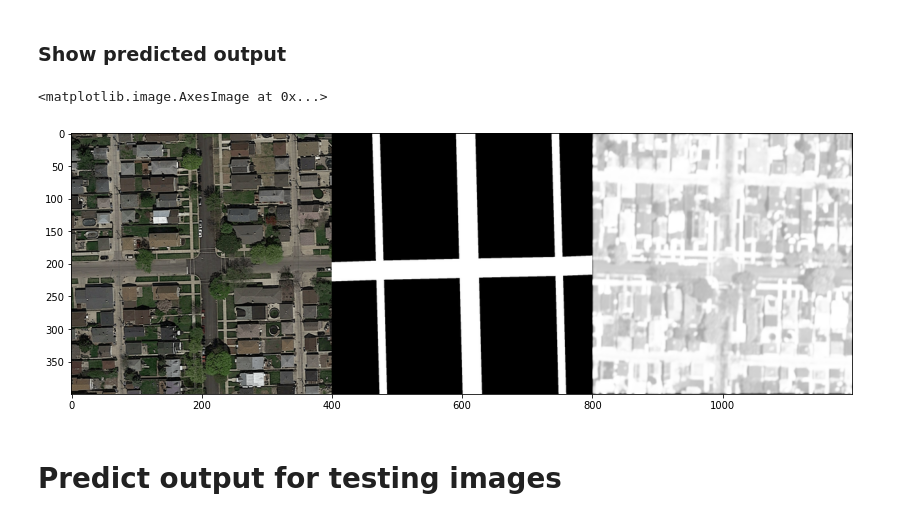
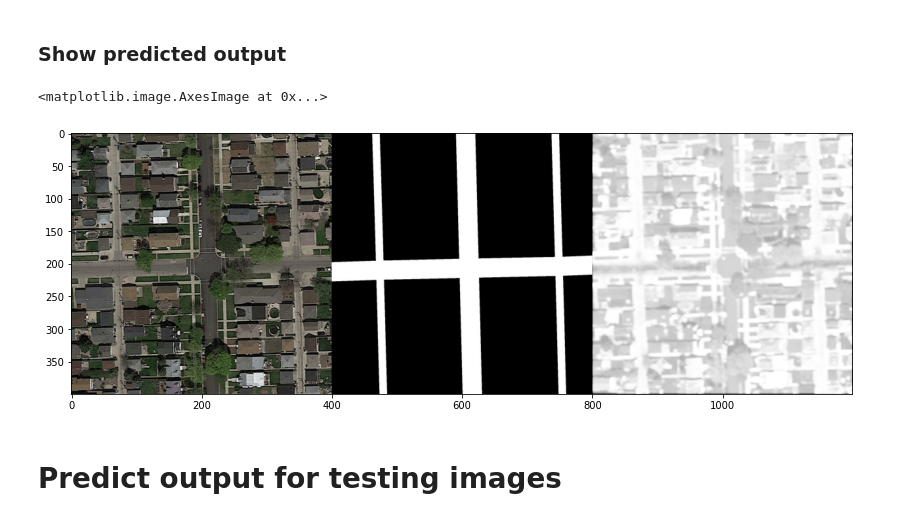
Before and after one commit to karimassi/road-segmentation, a Jupyter notebook: src/train_models.ipynb, the cells around one changed output. Drawn from its saved outputs; the diff is of its cells as text; code cells hidden in the pictures.

```diff
--- a/src/train_models.ipynb
+++ b/src/train_models.ipynb
@@ -134,17 +123,21 @@ dataloader_test = torch.utils.data.DataLoader(
 # %% [markdown]
 # ***Train model***
 # %%
-import u_net_paper
 from u_net_paper import UNet_paper
 
 NUM_CHANNELS = 3
 NUM_FILTERS = 64
 
+learning_rate = 1e-3
+decay_rate = 0.95
+
 model = UNet_paper(NUM_CHANNELS, NUM_FILTERS).to(device)
-optimizer = torch.optim.SGD(model.parameters(), lr=learning_rate)
 
 #loading_model_file = "u_net_120.pkt"
 
 #if loading_model_file in os.listdir():
 #    print("Loading model from " + loading_model_file)
 #    model.load_state_dict(torch.load(loading_model_file))
+
+optimizer = torch.optim.SGD(model.parameters(), lr=learning_rate, weight_decay=0.001)
+scheduler = torch.optim.lr_scheduler.ExponentialLR(optimizer=optimizer, gamma=decay_rate, verbose=True)
@@ -151,10 +146,12 @@ optimizer = torch.optim.SGD(model.parameters(), lr=learning_rate)
 # %%
 import training
+
+num_epochs = 10
 
 # Train the u-net model with SGD optimizer
 criterion = losses.Dice()
 
-training.train(model, criterion, dataloader_train, dataloader_test, optimizer, num_epochs)
+training.train(model, criterion, dataloader_train, dataloader_test, optimizer, scheduler, num_epochs)
 
 #from torchsummary import summary
 #summary(model, input_size=(NUM_CHANNELS, 400, 400))
@@ -177,18 +180,18 @@ torch.save(model.state_dict(), "u_net_10.pkt")
 # %%
 i = 0
 
 files = os.listdir(image_dir)
 img = mpimg.imread(image_dir + files[i])
 gt = mpimg.imread(gt_dir + files[i])
-output = model(torch.tensor(img).to(device).permute(2, 1, 0).view(1, 3, 400, 400))
+output = model(torch.tensor(img).to(device).permute(2, 0, 1).view(1, 3, 400, 400))
 prediction = output[0][0].cpu().detach().numpy()
 
 from helpers import concatenate_images
 fig1 = plt.figure(figsize=(14, 10))
 plt.imshow(concatenate_images(concatenate_images(img, gt), prediction))
 # %% [output]
 <matplotlib.image.AxesImage at 0x...>
-[figure, old version]
+[figure, new version]
 # %% [markdown]
 # **Predict output for testing images**
 # %%
```
Also changed, not shown: parts of 7 cells of this notebook.
